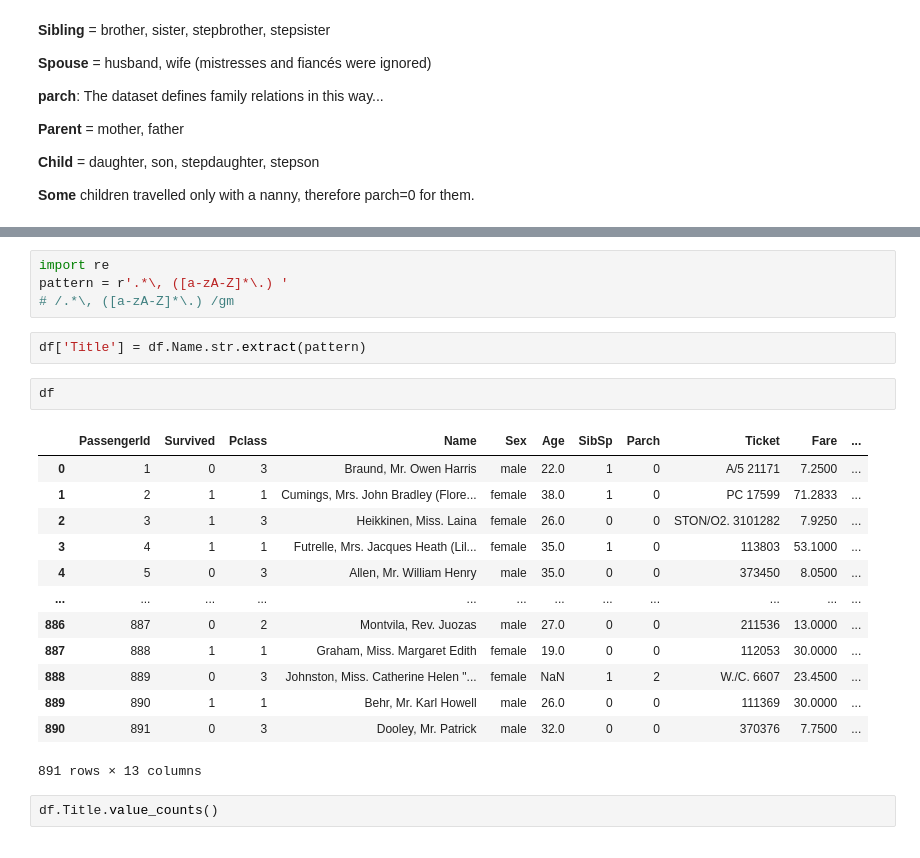
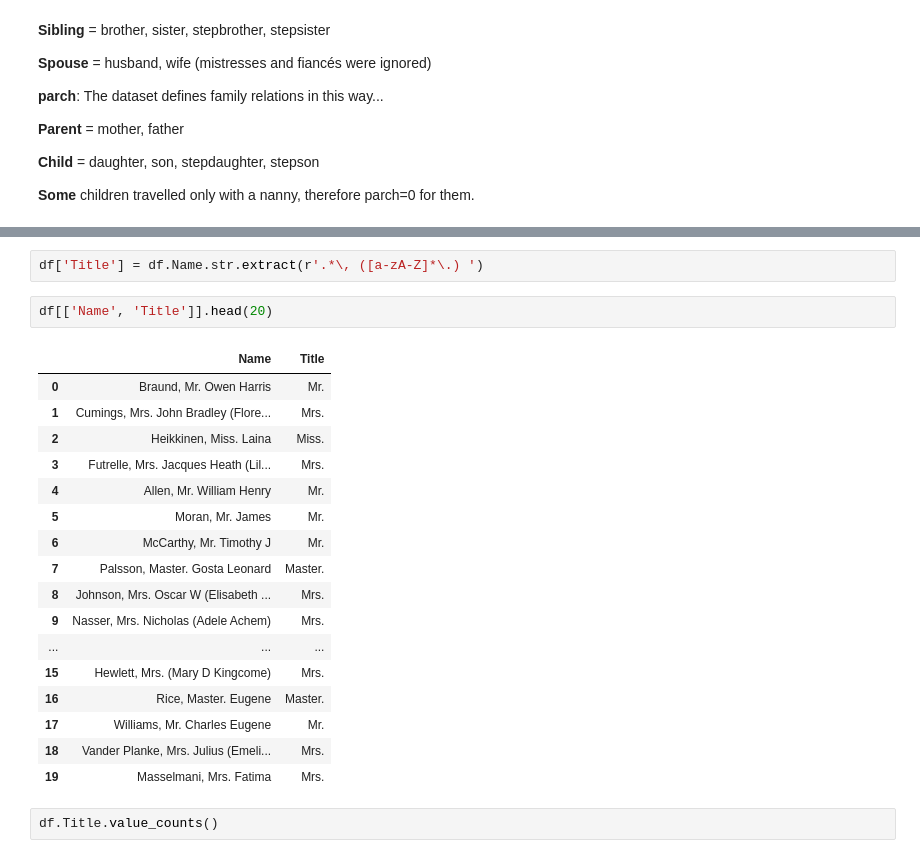
Before and after one commit to alex-chin/TitanicML, a Jupyter notebook: titanic_ml3.ipynb, the cells around one changed output, grey strips where cells are left out. Saved outputs shown, nothing was run; the diff lists cells and outputs as text.

```diff
--- a/titanic_ml3.ipynb
+++ b/titanic_ml3.ipynb
@@ -91,25 +77,25 @@ df
-# %%
-import re
-pattern = r'.*\, ([a-zA-Z]*\.) '
-# /.*\, ([a-zA-Z]*\.) /gm
 # %%
-df['Title'] = df.Name.str.extract(pattern)
+df['Title'] = df.Name.str.extract(r'.*\, ([a-zA-Z]*\.) ')
 # %%
-df
+df[['Name', 'Title']].head(20)
 # %% [output]
-|  | PassengerId | Survived | Pclass | Name | Sex | Age | SibSp | Parch | Ticket | Fare | ... |
-| 0 | 1 | 0 | 3 | Braund, Mr. Owen Harris | male | 22.0 | 1 | 0 | A/5 21171 | 7.2500 | ... |
-| 1 | 2 | 1 | 1 | Cumings, Mrs. John Bradley (Flore... | female | 38.0 | 1 | 0 | PC 17599 | 71.2833 | ... |
-| 2 | 3 | 1 | 3 | Heikkinen, Miss. Laina | female | 26.0 | 0 | 0 | STON/O2. 3101282 | 7.9250 | ... |
-| 3 | 4 | 1 | 1 | Futrelle, Mrs. Jacques Heath (Lil... | female | 35.0 | 1 | 0 | 113803 | 53.1000 | ... |
-| 4 | 5 | 0 | 3 | Allen, Mr. William Henry | male | 35.0 | 0 | 0 | 373450 | 8.0500 | ... |
-| ... | ... | ... | ... | ... | ... | ... | ... | ... | ... | ... | ... |
-| 886 | 887 | 0 | 2 | Montvila, Rev. Juozas | male | 27.0 | 0 | 0 | 211536 | 13.0000 | ... |
-| 887 | 888 | 1 | 1 | Graham, Miss. Margaret Edith | female | 19.0 | 0 | 0 | 112053 | 30.0000 | ... |
-| 888 | 889 | 0 | 3 | Johnston, Miss. Catherine Helen "... | female | NaN | 1 | 2 | W./C. 6607 | 23.4500 | ... |
-| 889 | 890 | 1 | 1 | Behr, Mr. Karl Howell | male | 26.0 | 0 | 0 | 111369 | 30.0000 | ... |
-| 890 | 891 | 0 | 3 | Dooley, Mr. Patrick | male | 32.0 | 0 | 0 | 370376 | 7.7500 | ... |
+|  | Name | Title |
+| 0 | Braund, Mr. Owen Harris | Mr. |
+| 1 | Cumings, Mrs. John Bradley (Flore... | Mrs. |
+| 2 | Heikkinen, Miss. Laina | Miss. |
+| 3 | Futrelle, Mrs. Jacques Heath (Lil... | Mrs. |
+| 4 | Allen, Mr. William Henry | Mr. |
+| 5 | Moran, Mr. James | Mr. |
+| 6 | McCarthy, Mr. Timothy J | Mr. |
+| 7 | Palsson, Master. Gosta Leonard | Master. |
+| 8 | Johnson, Mrs. Oscar W (Elisabeth ... | Mrs. |
+| 9 | Nasser, Mrs. Nicholas (Adele Achem) | Mrs. |
+| ... | ... | ... |
+| 15 | Hewlett, Mrs. (Mary D Kingcome) | Mrs. |
+| 16 | Rice, Master. Eugene | Master. |
+| 17 | Williams, Mr. Charles Eugene | Mr. |
+| 18 | Vander Planke, Mrs. Julius (Emeli... | Mrs. |
+| 19 | Masselmani, Mrs. Fatima | Mrs. |
-891 rows × 13 columns
 # %%
 df.Title.value_counts()
 # %% [output]
```
Also changed, not shown: parts of 10 cells of this notebook.
